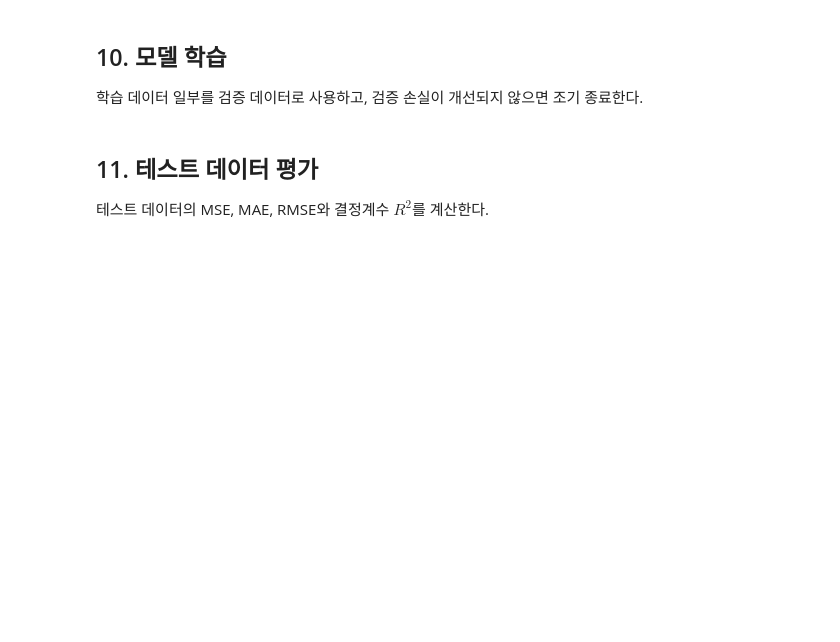
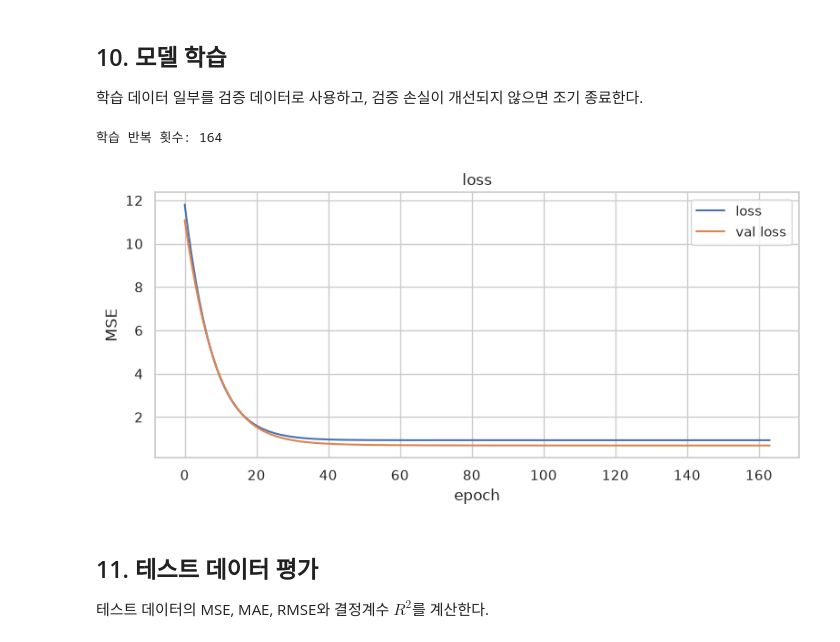
Before and after one commit to heavyrainseo/deeplearning, a Jupyter notebook: MLR-tips.ipynb, the cells around one changed output. Cells and saved outputs as stored; diff of their text form; code cells hidden in the pictures; blank space fills up the shorter version.

```diff
--- a/MLR-tips.ipynb
+++ b/MLR-tips.ipynb
@@ -275,31 +289,34 @@ To enable the following instructions: AVX2 FMA, in other operations, rebuild Ten
 # %%
 early_stopping = tf.keras.callbacks.EarlyStopping(
     monitor="val_loss",
-    patience=50,
+    patience=10,
     restore_best_weights=True,
 )
 
 history = model.fit(
     X_train,
     y_train,
     validation_split=0.2,
     epochs=1000,
     batch_size=16,
     callbacks=[early_stopping],
     verbose=0,
 )
 
 print(f"학습 반복 횟수: {len(history.history['loss'])}")
 
 plt.figure(figsize=(8, 4))
-plt.plot(history.history["loss"], label="학습 loss")
-plt.plot(history.history["val_loss"], label="검증 loss")
+plt.plot(history.history["loss"], label="loss")
+plt.plot(history.history["val_loss"], label="val loss")
 plt.xlabel("epoch")
 plt.ylabel("MSE")
-plt.title("학습 과정의 loss")
+plt.title("loss")
 plt.legend()
 plt.tight_layout()
 plt.show()
+# %% [output]
+학습 반복 횟수: 164
+[figure, added]
 # %% [markdown]
 ## 11. 테스트 데이터 평가
 
```
Also changed, not shown: parts of 5 cells of this notebook, 1 other file.
